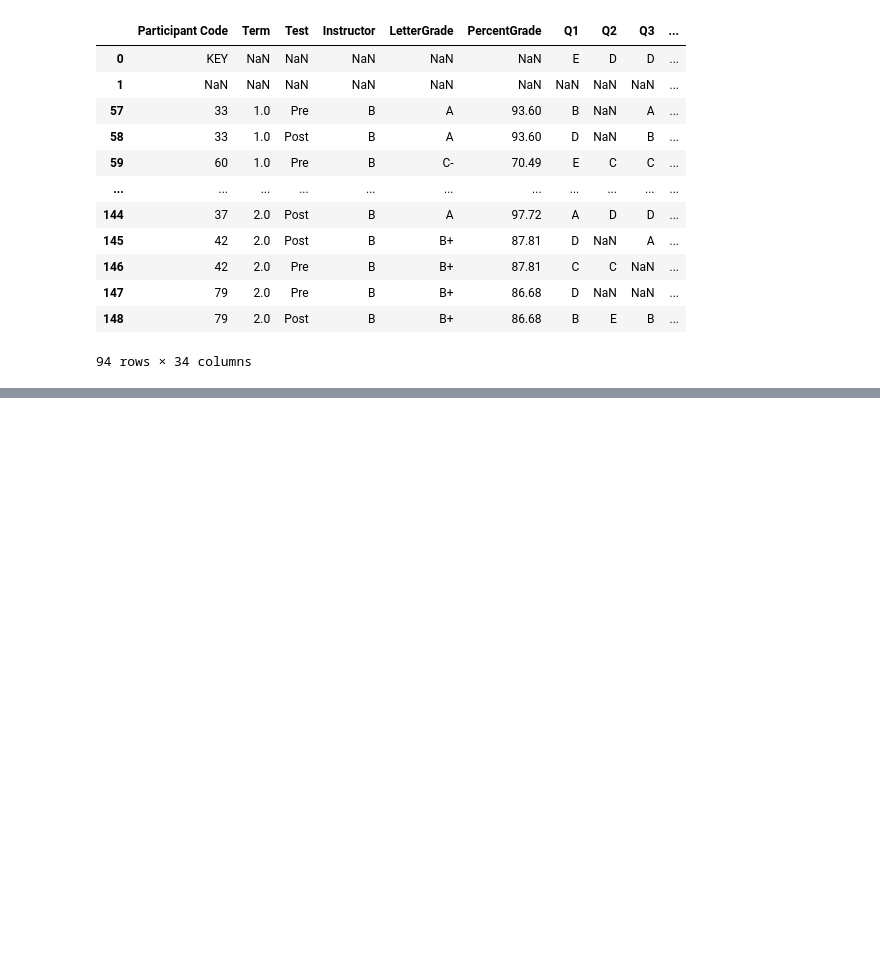
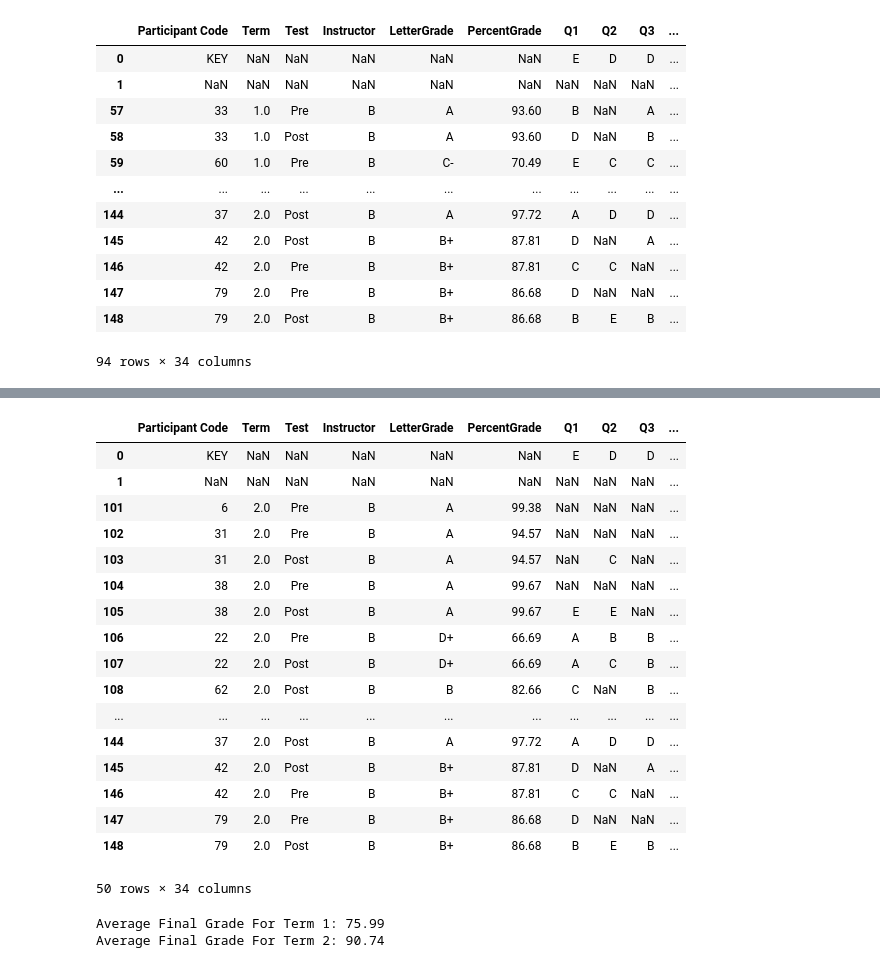
Before and after one commit to sgb7/Data_Analysis, a Jupyter notebook: Python, Assignment 3/Assignment 3, Data Analysis.ipynb, the cells around one changed output, grey strips where cells are left out. Cells and saved outputs as stored; diff of their text form; code cells hidden in the pictures; blank space fills up the shorter version.

```diff
--- a/Python, Assignment 3/Assignment 3, Data Analysis.ipynb
+++ b/Python, Assignment 3/Assignment 3, Data Analysis.ipynb
@@ -274,0 +293,31 @@ Average Final Grade For Instructor B: 87.27
+# %%
+Term2Only = df[df.Term != 1.0]
+Term2Only
+# %% [output]
+|  | Participant Code | Term | Test | Instructor | LetterGrade | PercentGrade | Q1 | Q2 | Q3 | ... |
+| 0 | KEY | NaN | NaN | NaN | NaN | NaN | E | D | D | ... |
+| 1 | NaN | NaN | NaN | NaN | NaN | NaN | NaN | NaN | NaN | ... |
+| 101 | 6 | 2.0 | Pre | B | A | 99.38 | NaN | NaN | NaN | ... |
+| 102 | 31 | 2.0 | Pre | B | A | 94.57 | NaN | NaN | NaN | ... |
+| 103 | 31 | 2.0 | Post | B | A | 94.57 | NaN | C | NaN | ... |
+| 104 | 38 | 2.0 | Pre | B | A | 99.67 | NaN | NaN | NaN | ... |
+| 105 | 38 | 2.0 | Post | B | A | 99.67 | E | E | NaN | ... |
+| 106 | 22 | 2.0 | Pre | B | D+ | 66.69 | A | B | B | ... |
+| 107 | 22 | 2.0 | Post | B | D+ | 66.69 | A | C | B | ... |
+| 108 | 62 | 2.0 | Post | B | B | 82.66 | C | NaN | B | ... |
+| ... | ... | ... | ... | ... | ... | ... | ... | ... | ... | ... |
+| 144 | 37 | 2.0 | Post | B | A | 97.72 | A | D | D | ... |
+| 145 | 42 | 2.0 | Post | B | B+ | 87.81 | D | NaN | A | ... |
+| 146 | 42 | 2.0 | Pre | B | B+ | 87.81 | C | C | NaN | ... |
+| 147 | 79 | 2.0 | Pre | B | B+ | 86.68 | D | NaN | NaN | ... |
+| 148 | 79 | 2.0 | Post | B | B+ | 86.68 | B | E | B | ... |
+50 rows × 34 columns
+# %%
+AvgTerm1Grade = Term1Only['PercentGrade'].mean().round(2)
+AvgTerm2Grade = Term2Only['PercentGrade'].mean().round(2)
+
+print("Average Final Grade For Term 1: " + str(AvgTerm1Grade))
+print("Average Final Grade For Term 2: " + str(AvgTerm2Grade))
+# %% [output]
+Average Final Grade For Term 1: 75.99
+Average Final Grade For Term 2: 90.74
```
Also changed, not shown: parts of 4 cells of this notebook.
